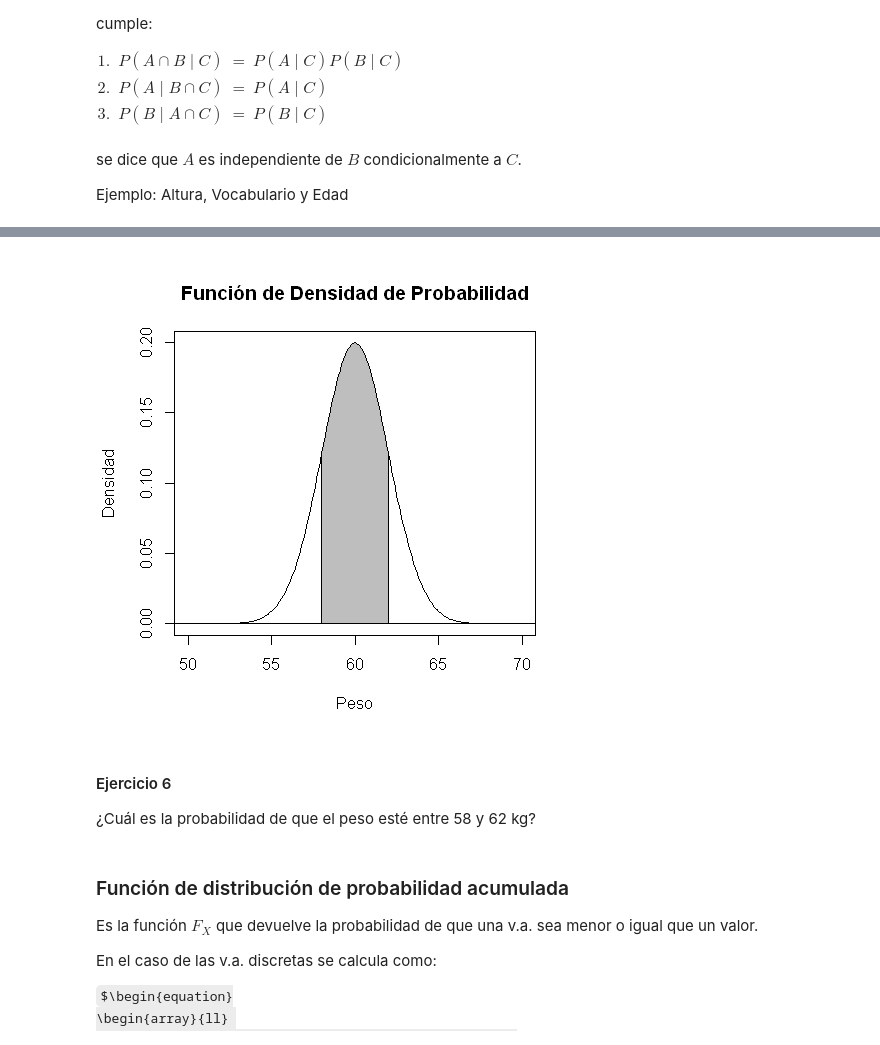
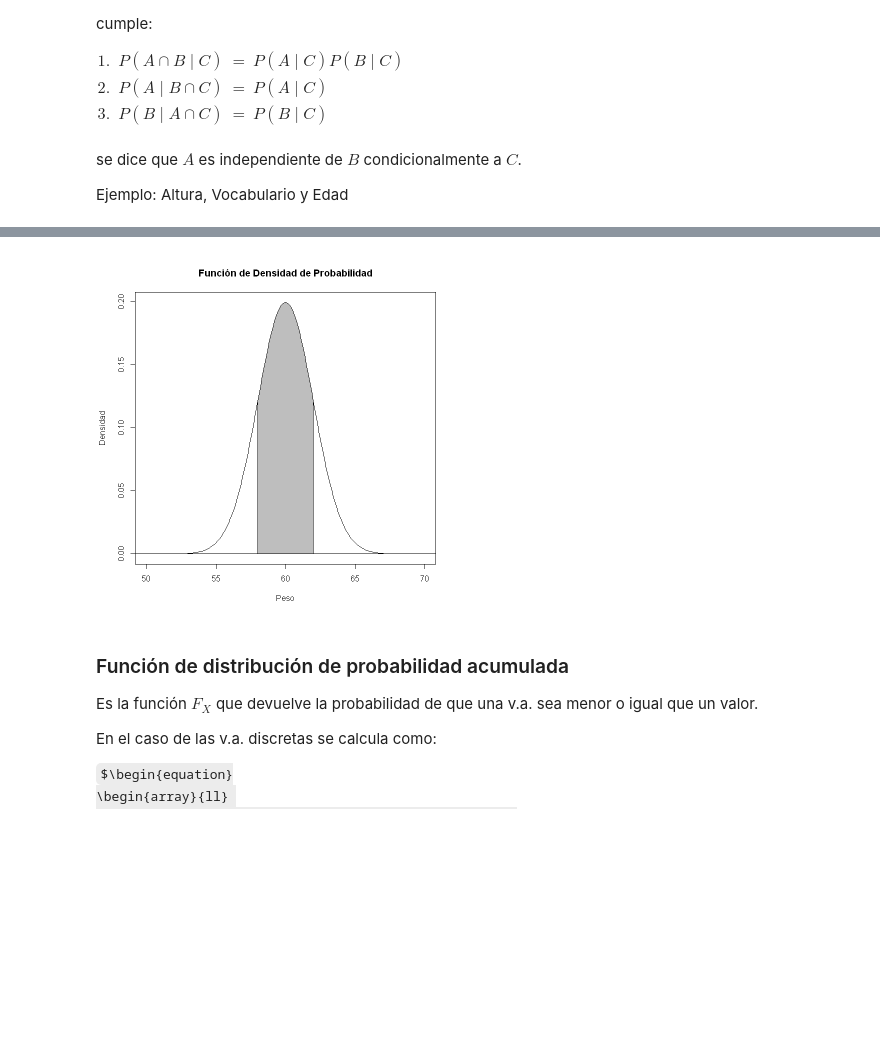
Before and after one commit to magister-informatica-uach/INFO337, a Jupyter notebook: 1_TeoriaProbabilidades/Teoría de Probabilidades.ipynb, the cells around one changed output, grey strips where cells are left out. Cells and saved outputs as stored; diff of their text form; code cells hidden in the pictures; some formulas as TeX source; blank space fills up the shorter version.

```diff
--- a/1_TeoriaProbabilidades/Teoría de Probabilidades.ipynb
+++ b/1_TeoriaProbabilidades/Teoría de Probabilidades.ipynb
@@ -276,19 +277,16 @@ f_X(x)& = \frac{1}{2\sqrt{2\pi}} exp(\frac{-(x-60)^2}{8})
 dónde x representa el peso de un individuo.
 $$P(58 <= X <= 62) = \int_{58}^{62} f(x) dx = ?$$
 # %%
-options(repr.plot.width=4, repr.plot.height=4)
+options(repr.plot.width=6, repr.plot.height=6)
 vec <- seq(50,70,by=0.1)
 par(cex=0.8)
 plot(vec,dnorm(vec,60,2),type="l", xlab = "Peso", ylab = "Densidad", main = "Función de Densidad de Probabilidad")
 densidad = dnorm(vec,60,2)
 vec2 <- seq(58,62,by=0.1)
 abline(h=0)
 polygon(x = c(58,vec2,62), y =c(0,dnorm(vec2,60,2),0), col = "grey")
 # %% [output]
-[figure, old version]
+[figure, new version]
-# %% [markdown]
-#### Ejercicio 6
-¿Cuál es la probabilidad de que el peso esté entre 58 y 62 kg?
 # %% [markdown]
 ### Función de distribución de probabilidad acumulada
 Es la función $F_X$ que devuelve la probabilidad de que una v.a. sea menor o igual que un valor.
```
Also changed, not shown: parts of 35 cells of this notebook.
